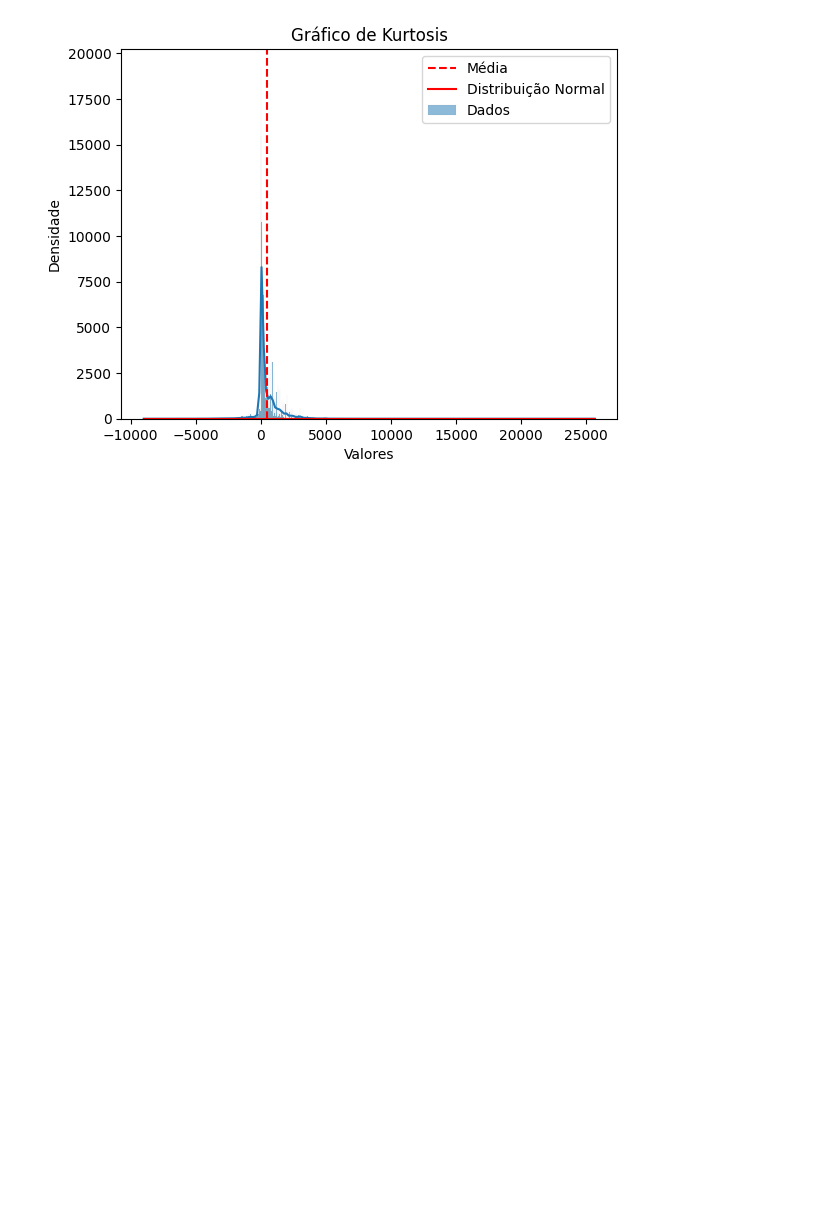
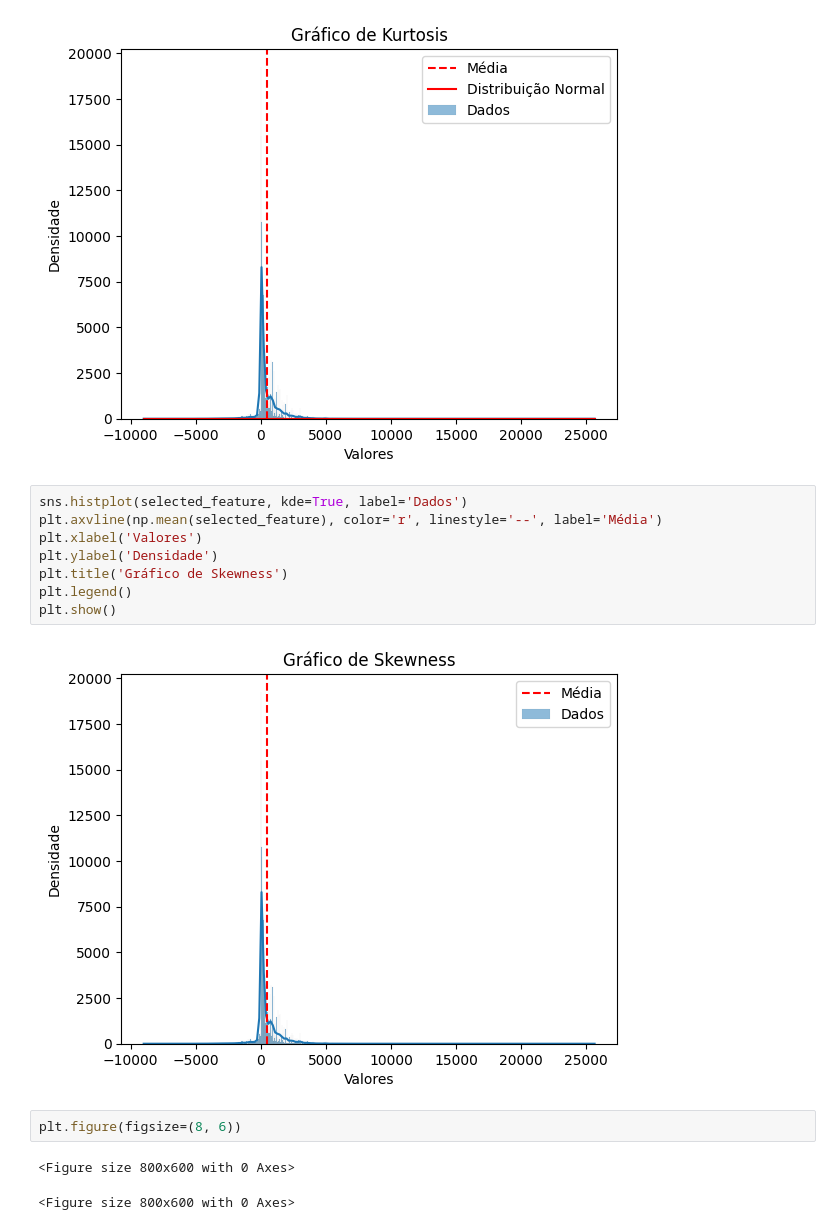
Before and after one commit to ValmirJrDS/deteccao_fraude, a Jupyter notebook: notebooks/deteccao_fraude.ipynb, the cells around one changed output. Cells and saved outputs as stored; diff of their text form; blank space fills up the shorter version.

Commit message:
Tratamento dos Dados

```diff
--- a/notebooks/deteccao_fraude.ipynb
+++ b/notebooks/deteccao_fraude.ipynb
@@ -197,3 +202,18 @@ plt.legend()
 plt.show()
 # %% [output]
 [figure]
+# %%
+sns.histplot(selected_feature, kde=True, label='Dados')
+plt.axvline(np.mean(selected_feature), color='r', linestyle='--', label='Média')
+plt.xlabel('Valores')
+plt.ylabel('Densidade')
+plt.title('Gráfico de Skewness')
+plt.legend()
+plt.show()
+# %% [output]
+[figure, added]
+# %%
+plt.figure(figsize=(8, 6))
+# %% [output]
+<Figure size 800x600 with 0 Axes>
+<Figure size 800x600 with 0 Axes>
```
Also changed, not shown: parts of 2 cells of this notebook.
